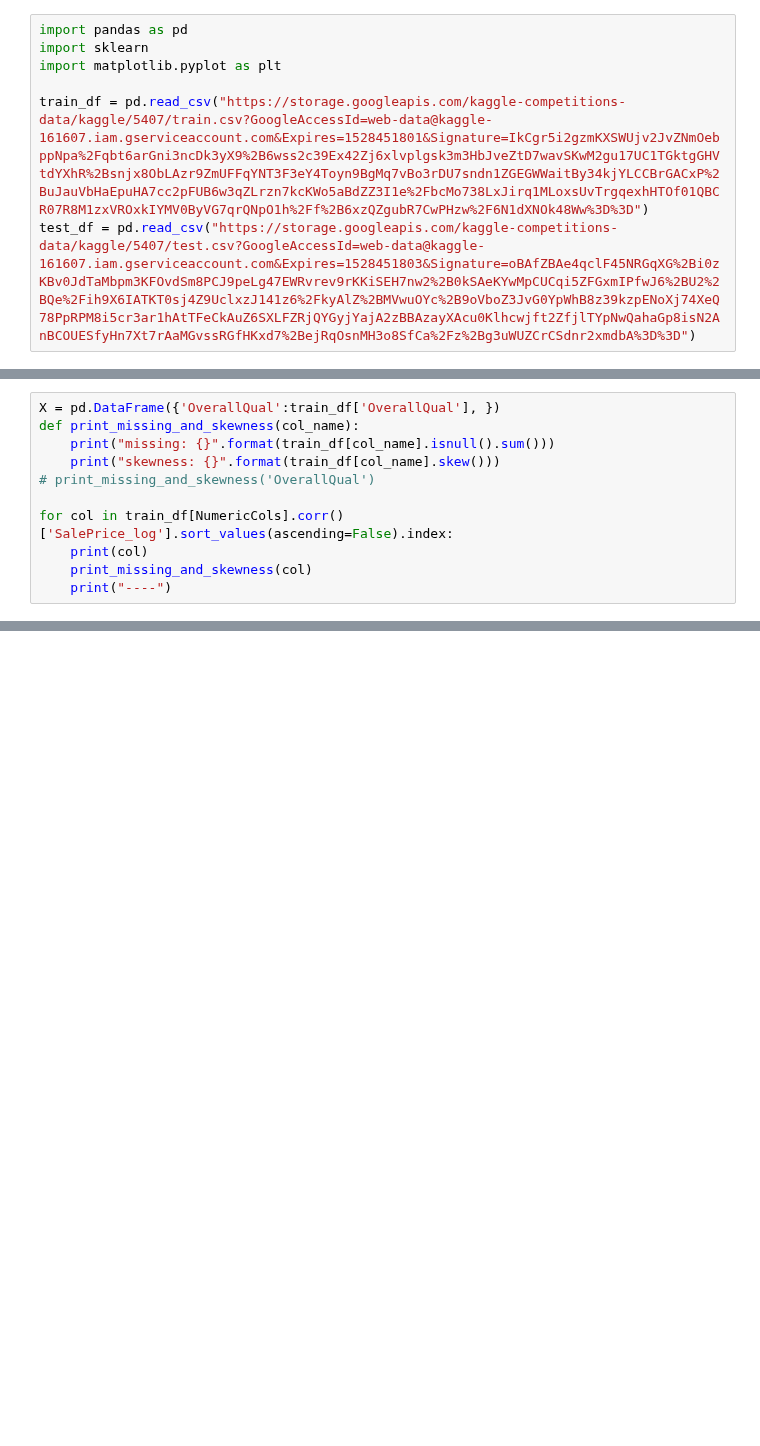
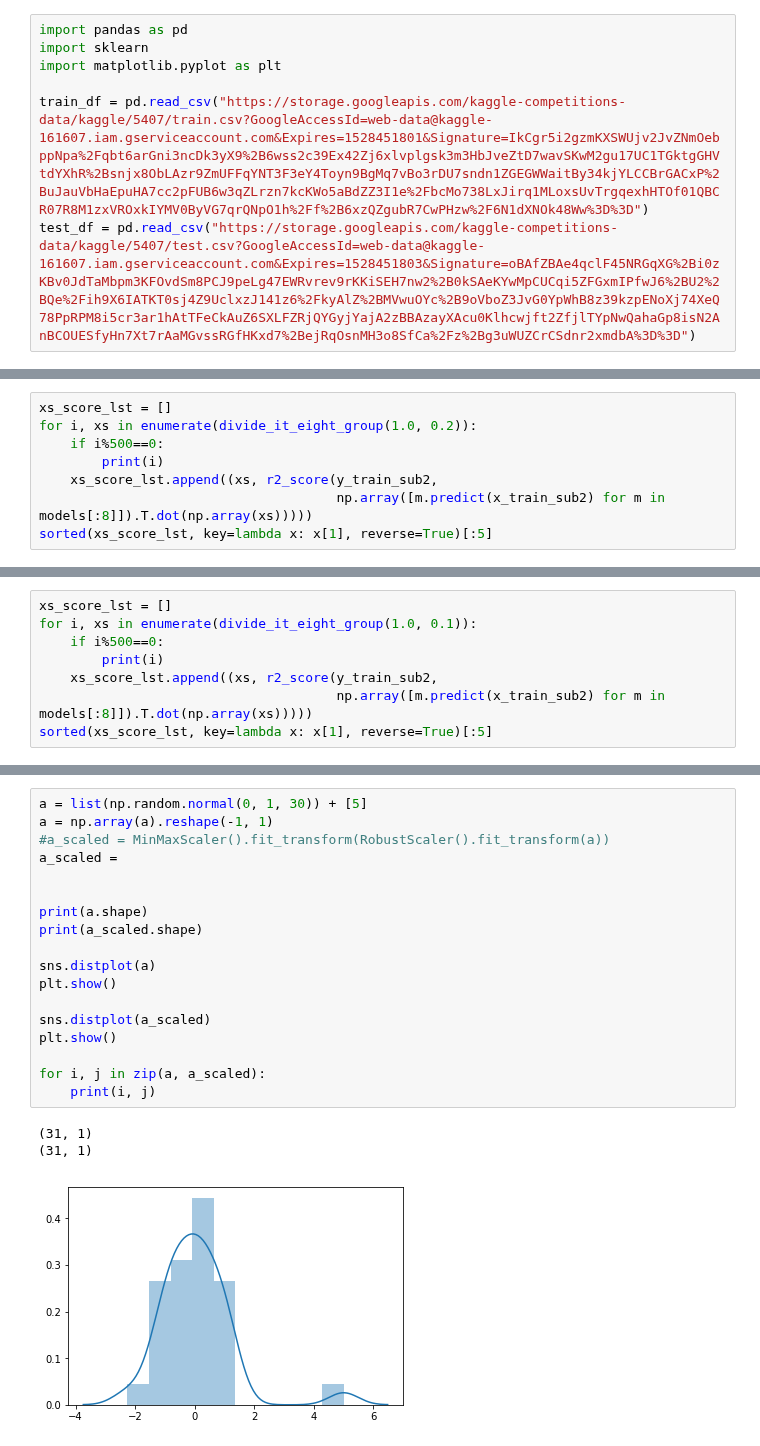
Before and after one commit to frhyme/frhyme.github.io, a Jupyter notebook: _posts/personal_ipynb/180601-kaggle-house-price.ipynb, the cells around one changed output, grey strips where cells are left out. Drawn from its saved outputs; the diff is of its cells as text; blank space fills up the shorter version.

```diff
--- a/_posts/personal_ipynb/180601-kaggle-house-price.ipynb
+++ b/_posts/personal_ipynb/180601-kaggle-house-price.ipynb
@@ -50,11 +43,0 @@ Name: SalePrice_log, dtype: float64
-# %%
-X = pd.DataFrame({'OverallQual':train_df['OverallQual'], })
-def print_missing_and_skewness(col_name):
-    print("missing: {}".format(train_df[col_name].isnull().sum()))
-    print("skewness: {}".format(train_df[col_name].skew()))
-# print_missing_and_skewness('OverallQual')
-
-for col in train_df[NumericCols].corr()['SalePrice_log'].sort_values(ascending=False).index:
-    print(col)
-    print_missing_and_skewness(col)
-    print("----")
@@ -334,0 +192,8 @@ pd.concat()
+# %%
+xs_score_lst = []
+for i, xs in enumerate(divide_it_eight_group(1.0, 0.2)):
+    if i%500==0:
+        print(i)
+    xs_score_lst.append((xs, r2_score(y_train_sub2,
+                                      np.array([m.predict(x_train_sub2) for m in models[:8]]).T.dot(np.array(xs)))))
+sorted(xs_score_lst, key=lambda x: x[1], reverse=True)[:5]
@@ -334,0 +212,8 @@ pd.concat()
+# %%
+xs_score_lst = []
+for i, xs in enumerate(divide_it_eight_group(1.0, 0.1)):
+    if i%500==0:
+        print(i)
+    xs_score_lst.append((xs, r2_score(y_train_sub2,
+                                      np.array([m.predict(x_train_sub2) for m in models[:8]]).T.dot(np.array(xs)))))
+sorted(xs_score_lst, key=lambda x: x[1], reverse=True)[:5]
@@ -334,0 +380,22 @@ pd.concat()
+# %%
+a = list(np.random.normal(0, 1, 30)) + [5]
+a = np.array(a).reshape(-1, 1)
+#a_scaled = MinMaxScaler().fit_transform(RobustScaler().fit_transform(a))
+a_scaled =
+
+
+print(a.shape)
+print(a_scaled.shape)
+
+sns.distplot(a)
+plt.show()
+
+sns.distplot(a_scaled)
+plt.show()
+
+for i, j in zip(a, a_scaled):
+    print(i, j)
+# %% [output]
+(31, 1)
+(31, 1)
+[figure, added]
```
Also changed, not shown: parts of 33 cells of this notebook, 7 other files.
